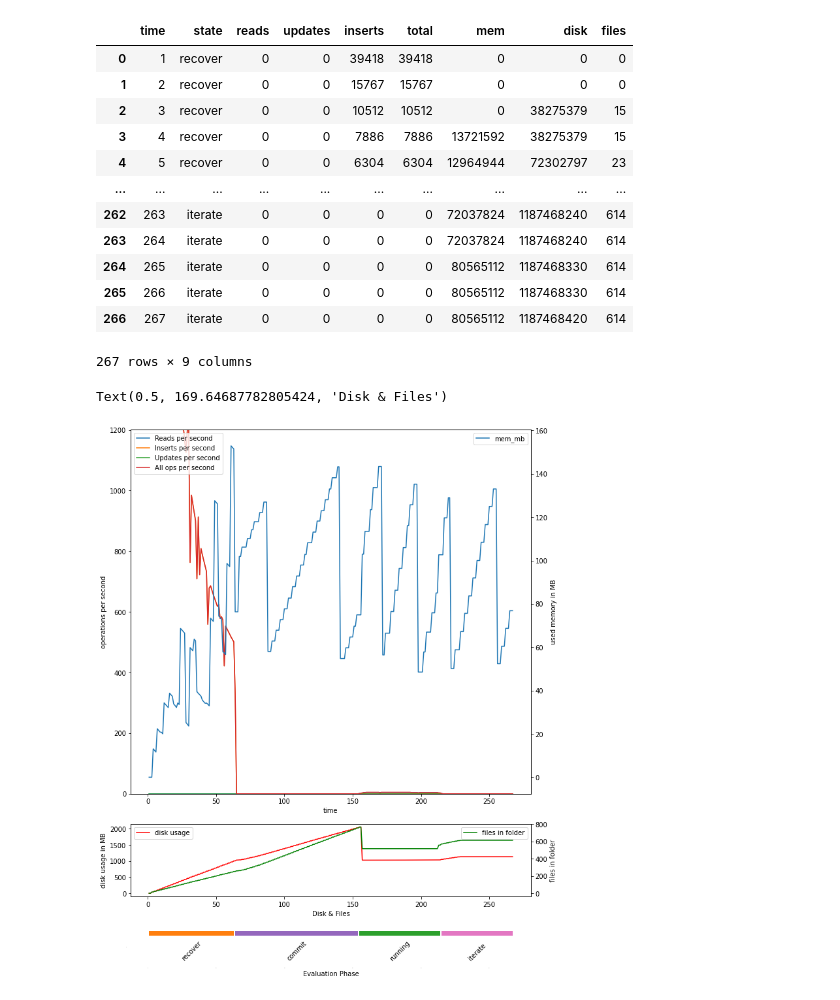
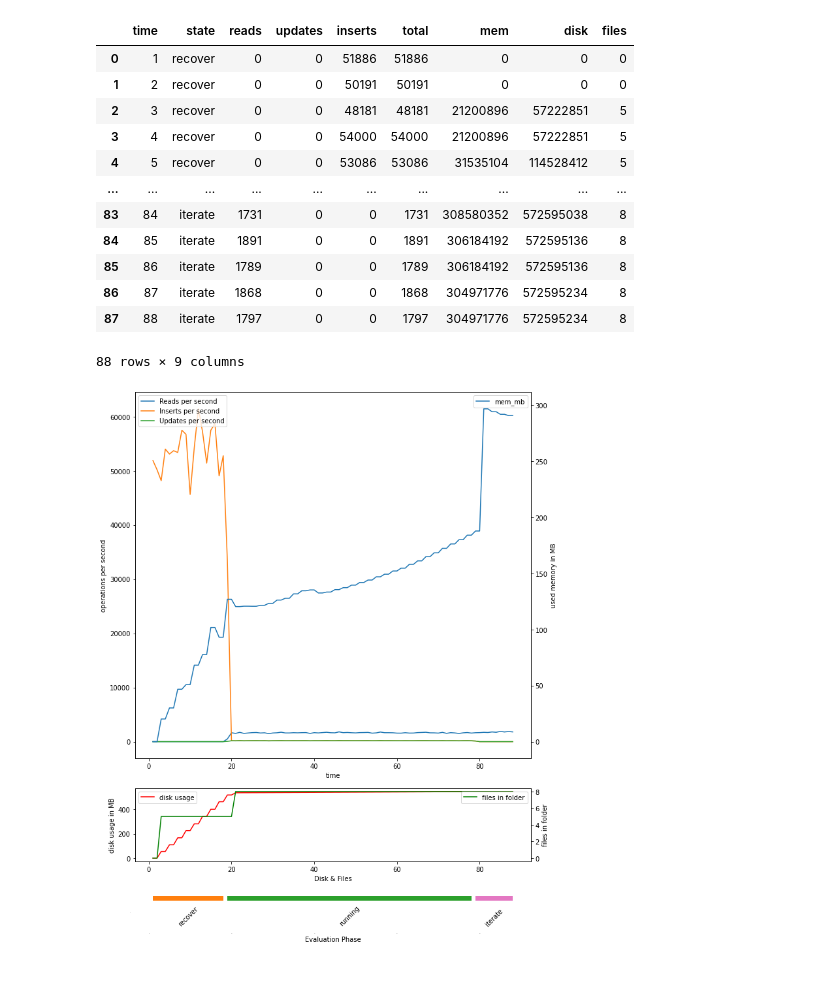
Before and after one commit to lovoo/goka-tools, a Jupyter notebook: evaluation/evaluate.ipynb, the cells around one changed output. Saved outputs shown, nothing was run; the diff lists cells and outputs as text; code cells hidden in the pictures.

```diff
--- a/evaluation/evaluate.ipynb
+++ b/evaluation/evaluate.ipynb
@@ -3,22 +3,22 @@ import pandas as pd
 import numpy as np
 from matplotlib import pyplot as plt
 
-leveldb = pd.read_csv('../stbench_eval_out/leveldb/stats.csv')
+leveldb = pd.read_csv('../stbench_eval_out/pogrep/stats.csv')
 leveldb
 # %% [output]
 |  | time | state | reads | updates | inserts | total | mem | disk | files |
-| 0 | 1 | recover | 0 | 0 | 39418 | 39418 | 0 | 0 | 0 |
-| 1 | 2 | recover | 0 | 0 | 15767 | 15767 | 0 | 0 | 0 |
-| 2 | 3 | recover | 0 | 0 | 10512 | 10512 | 0 | 38275379 | 15 |
-| 3 | 4 | recover | 0 | 0 | 7886 | 7886 | 13721592 | 38275379 | 15 |
-| 4 | 5 | recover | 0 | 0 | 6304 | 6304 | 12964944 | 72302797 | 23 |
+| 0 | 1 | recover | 0 | 0 | 51886 | 51886 | 0 | 0 | 0 |
+| 1 | 2 | recover | 0 | 0 | 50191 | 50191 | 0 | 0 | 0 |
+| 2 | 3 | recover | 0 | 0 | 48181 | 48181 | 21200896 | 57222851 | 5 |
+| 3 | 4 | recover | 0 | 0 | 54000 | 54000 | 21200896 | 57222851 | 5 |
+| 4 | 5 | recover | 0 | 0 | 53086 | 53086 | 31535104 | 114528412 | 5 |
 | ... | ... | ... | ... | ... | ... | ... | ... | ... | ... |
-| 262 | 263 | iterate | 0 | 0 | 0 | 0 | 72037824 | 1187468240 | 614 |
-| 263 | 264 | iterate | 0 | 0 | 0 | 0 | 72037824 | 1187468240 | 614 |
-| 264 | 265 | iterate | 0 | 0 | 0 | 0 | 80565112 | 1187468330 | 614 |
-| 265 | 266 | iterate | 0 | 0 | 0 | 0 | 80565112 | 1187468330 | 614 |
-| 266 | 267 | iterate | 0 | 0 | 0 | 0 | 80565112 | 1187468420 | 614 |
+| 83 | 84 | iterate | 1731 | 0 | 0 | 1731 | 308580352 | 572595038 | 8 |
+| 84 | 85 | iterate | 1891 | 0 | 0 | 1891 | 306184192 | 572595136 | 8 |
+| 85 | 86 | iterate | 1789 | 0 | 0 | 1789 | 306184192 | 572595136 | 8 |
+| 86 | 87 | iterate | 1868 | 0 | 0 | 1868 | 304971776 | 572595234 | 8 |
+| 87 | 88 | iterate | 1797 | 0 | 0 | 1797 | 304971776 | 572595234 | 8 |
-267 rows × 9 columns
+88 rows × 9 columns
 # %%
 
 
@@ -74,39 +74,40 @@ for state, stateSlots in states.items():
 ax.set_xlabel('time')
 ax.set_ylabel('operations per second')
 memAx.set_ylabel('used memory in MB')
-opsMax = leveldb['total'].quantile(q=0.9)
-leveldb.plot(x='time', y=['reads', 'inserts', 'updates', 'total'], ax=ax, label=["Reads per second","Inserts per second", "Updates per second", "All ops per second"])
+opsMax = leveldb['reads'].quantile(q=0.9)
+leveldb.plot(x='time', y=['reads', 'inserts', 'updates'], ax=ax, label=["Reads per second","Inserts per second", "Updates per second"])
 leveldb.plot(x='time', y='mem_mb', ax=memAx)
 ax.legend(loc='upper left')
-ax.set_ylim(0,opsMax)
+# ax.set_ylim(0,opsMax)
 memAx.legend(loc='upper right')
 
 stateAx.set_ylim(0,16)
 stateAx.set_xlabel('Evaluation Phase')
 stateAx.set_yticks([7])
 stateAx.tick_params('both', width=0,labelsize=0)
 stateAx.broken_barh(stateList, [12,2], facecolors=colorList)
 
 for pos in ['left', 'right', 'top', 'bottom']:
     stateAx.spines[pos].set_visible(False)
 
 fig.tight_layout()
 
 for i, state  in enumerate(stateList):
     stateAx.text(x=state[0] + state[1]/2.0, ha="center", y=1, rotation=45, s=stateLabelList[i])
 
 fileAx = diskAx.twinx()
 
 
 leveldb['disk_mb'] = leveldb['disk'] / (1024*1024)
 
 leveldb.plot(x='time', y='files', ax=fileAx, color="green", label="files in folder")
 leveldb.plot(x='time', y='disk_mb', ax=diskAx, color="red", label="disk usage")
 fileAx.legend(loc='upper right')
 fileAx.set_ylabel('files in folder')
 diskAx.set_ylabel('disk usage in MB')
 diskAx.legend(loc='upper left')
 diskAx.set_xlabel("Disk & Files")
+
+fig.savefig('leveldb.png')
 # %% [output]
-Text(0.5, 169.64687782805424, 'Disk & Files')
-[figure, old version]
+[figure, new version]
```
Also changed, not shown: 6 other files.
